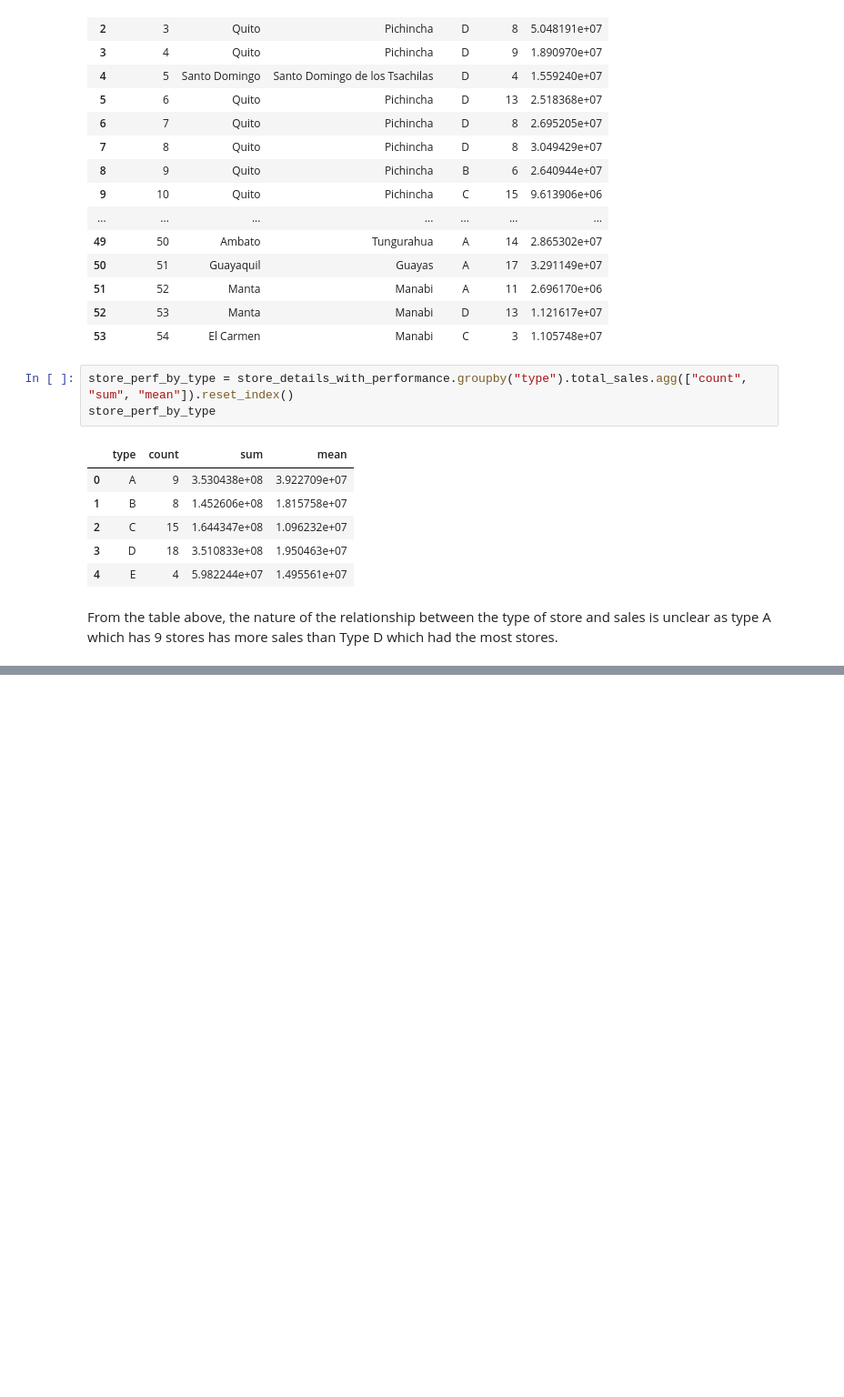
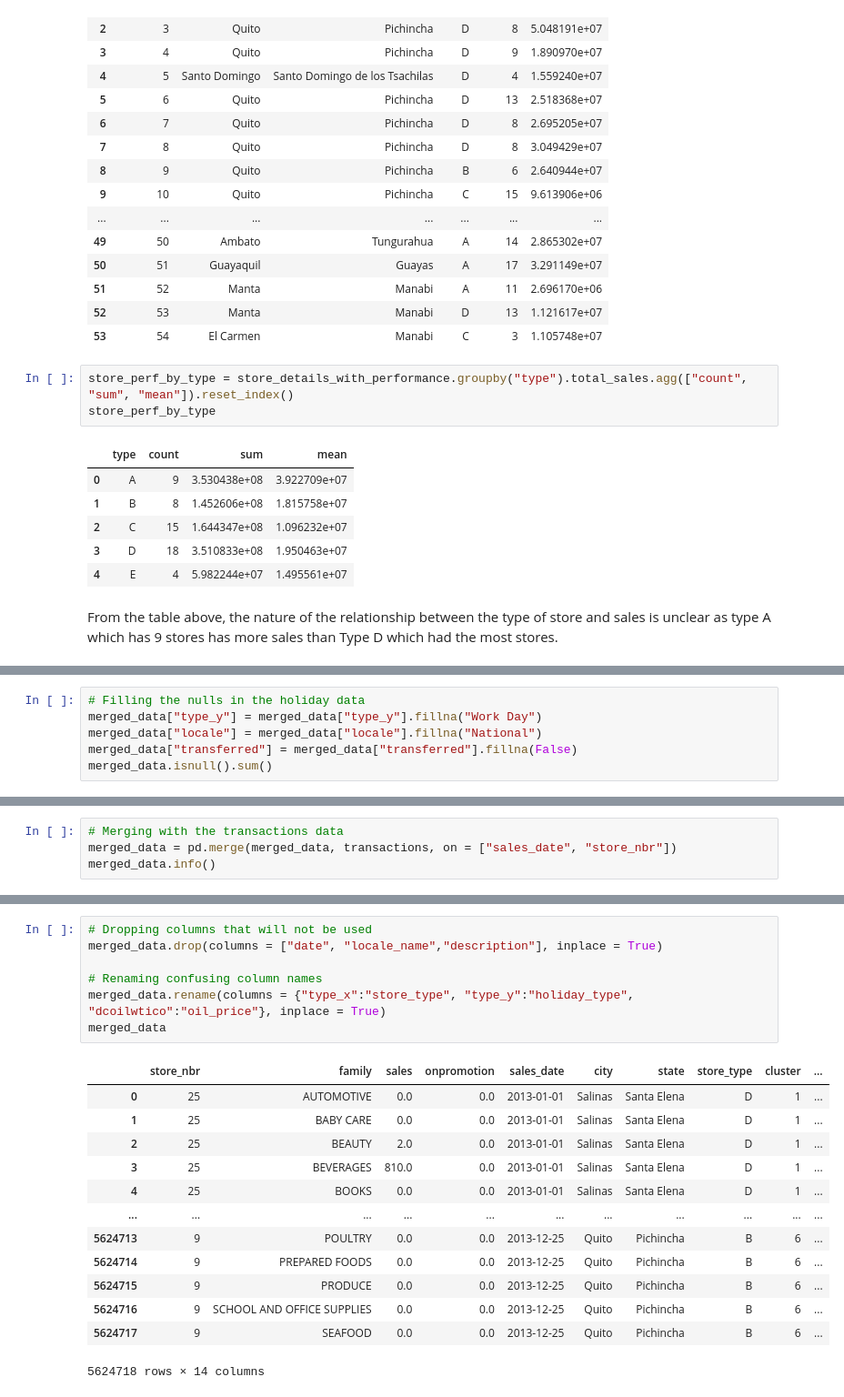
Before and after one commit to kbay9/Retail_Sales_Price_Prediction, a Jupyter notebook: sales_prediction.ipynb, the cells around one changed output, grey strips where cells are left out. Shown at 91% size. Saved outputs shown, nothing was run; the diff lists cells and outputs as text; blank space fills up the shorter version.

```diff
--- a/sales_prediction.ipynb
+++ b/sales_prediction.ipynb
@@ -1621,0 +1794,6 @@ From the table above, the nature of the relationship between the type of store a
+# %%
+# Filling the nulls in the holiday data
+merged_data["type_y"] = merged_data["type_y"].fillna("Work Day")
+merged_data["locale"] = merged_data["locale"].fillna("National")
+merged_data["transferred"] = merged_data["transferred"].fillna(False)
+merged_data.isnull().sum()
@@ -1621,0 +1818,4 @@ From the table above, the nature of the relationship between the type of store a
+# %%
+# Merging with the transactions data
+merged_data = pd.merge(merged_data, transactions, on = ["sales_date", "store_nbr"])
+merged_data.info()
@@ -1621,0 +1840,21 @@ From the table above, the nature of the relationship between the type of store a
+# %%
+# Dropping columns that will not be used
+merged_data.drop(columns = ["date", "locale_name","description"], inplace = True)
+
+# Renaming confusing column names
+merged_data.rename(columns = {"type_x":"store_type", "type_y":"holiday_type", "dcoilwtico":"oil_price"}, inplace = True)
+merged_data
+# %% [output]
+|  | store_nbr | family | sales | onpromotion | sales_date | city | state | store_type | cluster | ... |
+| 0 | 25 | AUTOMOTIVE | 0.0 | 0.0 | 2013-01-01 | Salinas | Santa Elena | D | 1 | ... |
+| 1 | 25 | BABY CARE | 0.0 | 0.0 | 2013-01-01 | Salinas | Santa Elena | D | 1 | ... |
+| 2 | 25 | BEAUTY | 2.0 | 0.0 | 2013-01-01 | Salinas | Santa Elena | D | 1 | ... |
+| 3 | 25 | BEVERAGES | 810.0 | 0.0 | 2013-01-01 | Salinas | Santa Elena | D | 1 | ... |
+| 4 | 25 | BOOKS | 0.0 | 0.0 | 2013-01-01 | Salinas | Santa Elena | D | 1 | ... |
+| ... | ... | ... | ... | ... | ... | ... | ... | ... | ... | ... |
+| 5624713 | 9 | POULTRY | 0.0 | 0.0 | 2013-12-25 | Quito | Pichincha | B | 6 | ... |
+| 5624714 | 9 | PREPARED FOODS | 0.0 | 0.0 | 2013-12-25 | Quito | Pichincha | B | 6 | ... |
+| 5624715 | 9 | PRODUCE | 0.0 | 0.0 | 2013-12-25 | Quito | Pichincha | B | 6 | ... |
+| 5624716 | 9 | SCHOOL AND OFFICE SUPPLIES | 0.0 | 0.0 | 2013-12-25 | Quito | Pichincha | B | 6 | ... |
+| 5624717 | 9 | SEAFOOD | 0.0 | 0.0 | 2013-12-25 | Quito | Pichincha | B | 6 | ... |
+5624718 rows × 14 columns
```
Also changed, not shown: parts of 43 cells of this notebook.
